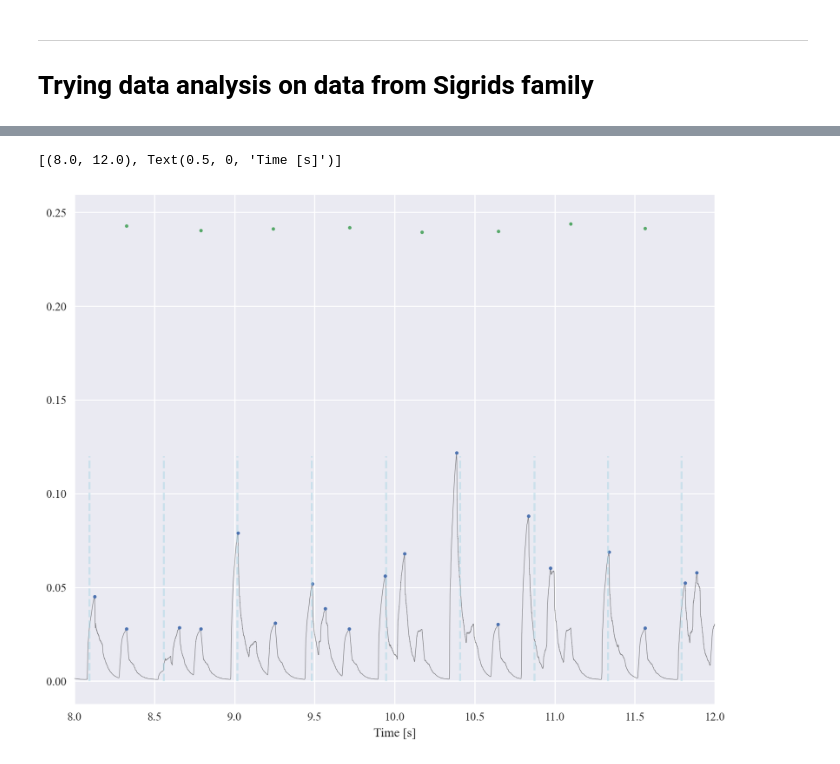
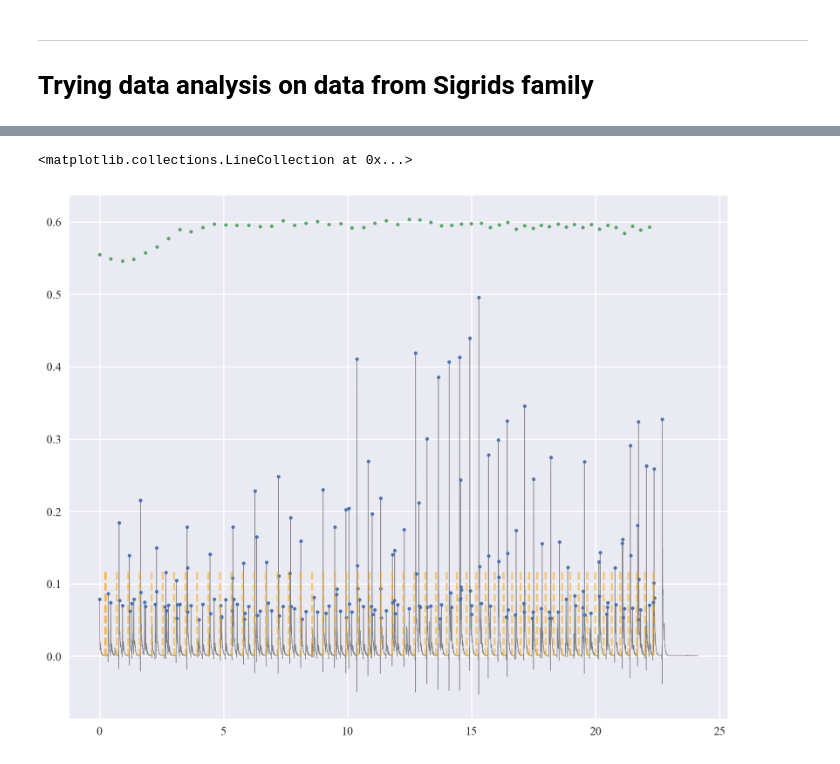
Before and after one commit to nielsdavidsen/Bachelor_2024, a Jupyter notebook: read_sound.ipynb, the cells around one changed output, grey strips where cells are left out. Drawn from its saved outputs; the diff is of its cells as text; code cells hidden in the pictures.

```diff
--- a/read_sound.ipynb
+++ b/read_sound.ipynb
@@ -510,12 +533,12 @@ met_filenames = ['low_mid', 'low_high',
 
 fam_list = []
 for i, name in enumerate(filenames):
-    synced_data = new_final_data(met_filenames[i],
+    synced_data = final_data_lp(met_filenames[i],
                                  name,
                                  resolution=(np.int16, np.int16),
-                                 neigh_rm=1000,
-                                 height=0.025,
-                                 prominence=0.02)
+                                 cutoff_frequency=100,
+                                 height=0.05,
+                                 prominence=0.01)
 
     fam_list.append(synced_data)
 
@@ -586,7 +609,25 @@ plt.show()
 # %%
-def nf_data(filename1, filename2, resolution=(np.int16, np.int16), neigh_rm=100, height=0.025, prominence=0.02):
-    met_tuple = new_data_extract(f'lydfiler/metronomfiler/{filename1}.wav', resolution[0], neigh_rm, height, prominence)
-    exp_tuple = new_data_extract(f'lydfiler/{filename2}.wav', resolution[1], neigh_rm, height, prominence)
+def final_data_lp_added(
+                  filename1,
+                  filename2,
+                  resolution=(np.int16, np.int16),
+                  cutoff_frequency=(100, 100),
+                  height=(0.05, 0.05),
+                  prominence=(0.1, 0.1)
+                  ):
+
+    met_tuple = data_extract_lp(f'lydfiler/metronomfiler/{filename1}.wav',
+                                resolution[0],
+                                cutoff_frequency[0],
+                                height[0],
+                                prominence[0])
+
+
+    exp_tuple = data_extract_lp(f'lydfiler/{filename2}.wav',
+                                resolution[1],
+                                cutoff_frequency[1],
+                                height[1],
+                                prominence[1])
 
     met_tuple, exp_tuple = synchro(zero_cut, met_tuple, exp_tuple)
     avg_freq, freq_err, avg_per = avg_calc(met_tuple, exp_tuple)
@@ -598,28 +639,25 @@ def nf_data(filename1, filename2, resolution=(np.int16, np.int16), neigh_rm=100,
 
     return avg_freq, freq_err, f_met, x, t_exp, s_exp, pt_exp, p_exp, pt_met, p_met
 # %%
-mh_tuple = nf_data('mid_high',
+mh_tuple = final_data_lp_added('mid_high',
                    'Sigrids_familie/mid_high_fam',
                    resolution=(np.int16, np.int16),
-                   neigh_rm=500, height=0.02,
-                   prominence=0.02)
+                   prominence=(0.01, 0.01))
 # %%
 mh_pt_met = mh_tuple[8]
 bin_edges = (mh_pt_met[:-1] + mh_pt_met[1:])/2
 bin_edges = np.pad(bin_edges, (1,1), 'constant', constant_values=((bin_edges[1] - 2 * bin_edges[0]), 2 * bin_edges[-1] - bin_edges[-2]))
 zeroes = np.zeros(len(bin_edges))
 
 fig, ax = plt.subplots(figsize=(10,8), dpi=200)
 ax.plot(fam_list[3][4], fam_list[3][5], marker='', ls='-', linewidth=0.5, color='k', alpha=0.5)
 ax.plot(fam_list[3][6], fam_list[3][7], marker = 'o', markersize = 3, ls = '')
 # Plot metronone peak times
 ax.plot(mh_pt_met, mh_tuple[9], marker='o', markersize=3, ls='')
-ax.vlines(bin_edges, 0, 0.12, ls='--', color='lightblue', alpha=0.5)
-
-ax.set(xlim = (8,12), xlabel = ('Time [s]'))
+ax.vlines(bin_edges, 0, 0.12, ls='--', color='orange', alpha=0.5)
 # %% [output]
-[(8.0, 12.0), Text(0.5, 0, 'Time [s]')]
+<matplotlib.collections.LineCollection at 0x...>
-[figure, old version]
+[figure, new version]
 # %%
 fam_met_dev = []
 for i in range(len(fam_list)):
```
Also changed, not shown: parts of 11 cells of this notebook, 1 other file.
